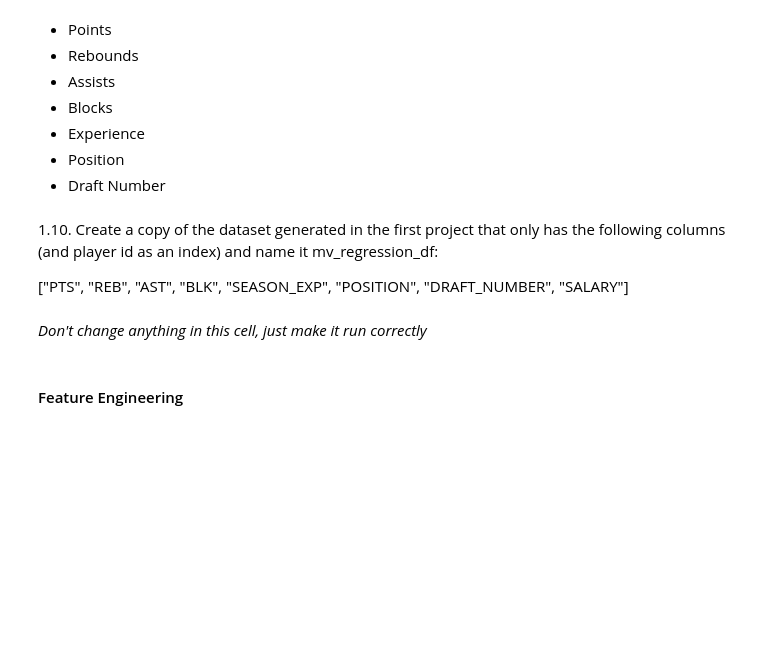
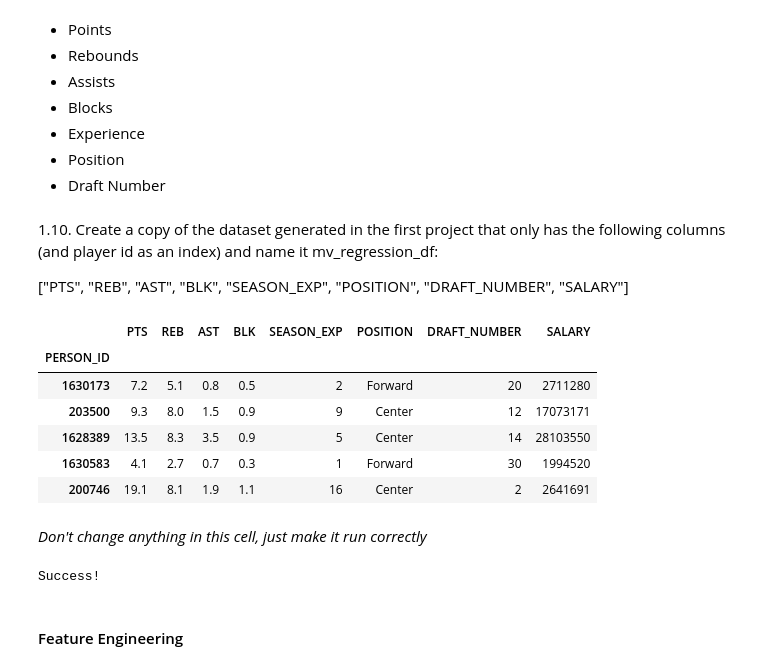
Before and after one commit to ja-818/NBA_outcomes_predictor, a Jupyter notebook: sprint_2_julian_arango.ipynb, the cells around one changed output. Saved outputs shown, nothing was run; the diff lists cells and outputs as text; code cells hidden in the pictures; blank space fills up the shorter version.

```diff
--- a/sprint_2_julian_arango.ipynb
+++ b/sprint_2_julian_arango.ipynb
@@ -188,8 +396,17 @@ We'll start with the following variables:
 
 ["PTS", "REB", "AST", "BLK", "SEASON_EXP", "POSITION", "DRAFT_NUMBER", "SALARY"]
 # %%
-# TODO: Complete here
-mv_regression_df = None
+# Complete here
+mv_regression_df = data.copy().set_index(keys="PERSON_ID")[["PTS", "REB", "AST", "BLK", "SEASON_EXP", "POSITION", "DRAFT_NUMBER", "SALARY"]]
+mv_regression_df.head()
+# %% [output]
+|  | PTS | REB | AST | BLK | SEASON_EXP | POSITION | DRAFT_NUMBER | SALARY |
+| PERSON_ID |  |  |  |  |  |  |  |  |
+| 1630173 | 7.2 | 5.1 | 0.8 | 0.5 | 2 | Forward | 20 | 2711280 |
+| 203500 | 9.3 | 8.0 | 1.5 | 0.9 | 9 | Center | 12 | 17073171 |
+| 1628389 | 13.5 | 8.3 | 3.5 | 0.9 | 5 | Center | 14 | 28103550 |
+| 1630583 | 4.1 | 2.7 | 0.7 | 0.3 | 1 | Forward | 30 | 1994520 |
+| 200746 | 19.1 | 8.1 | 1.9 | 1.1 | 16 | Center | 2 | 2641691 |
 # %% [markdown]
 *Don't change anything in this cell, just make it run correctly*
 # %%
@@ -197,6 +414,8 @@ if mv_regression_df.shape == (429, 8):
   print('Success!')
 else:
   raise ValueError('The shape is incorrect, please review your function')
+# %% [output]
+Success!
 # %% [markdown]
 #### Feature Engineering
 # %% [markdown]
```
Also changed, not shown: parts of 23 cells of this notebook.
